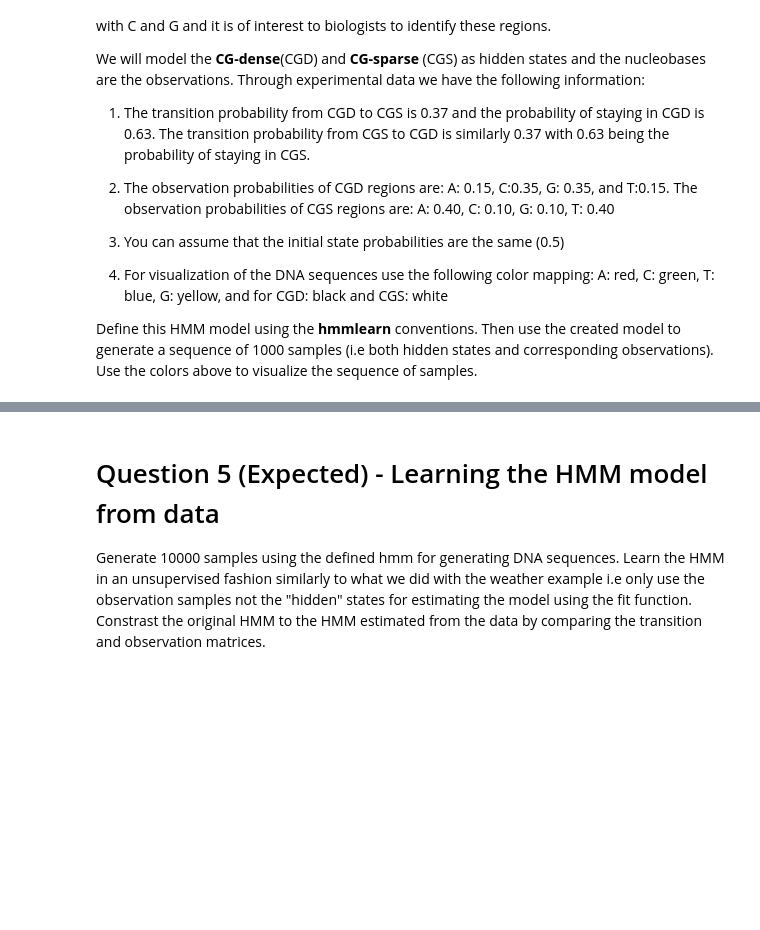
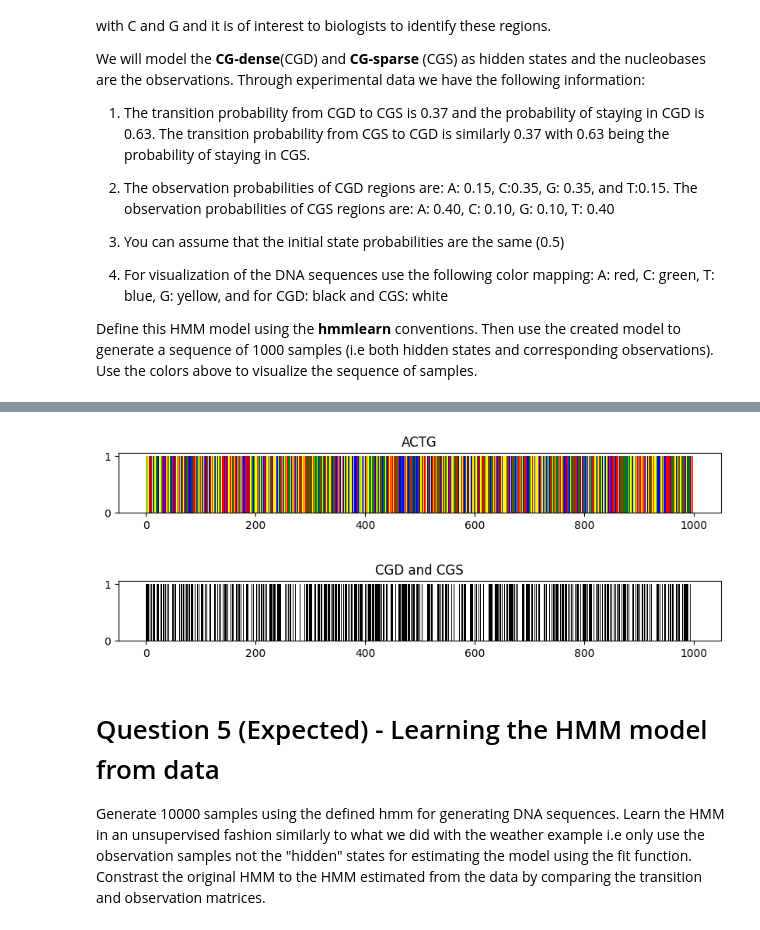
Before and after one commit to bhavanvir/CSC-421, a Jupyter notebook: Assignment 3/csc421_Fall_2023_assignment3.ipynb, the cells around one changed output, grey strips where cells are left out. Drawn from its saved outputs; the diff is of its cells as text; code cells hidden in the pictures; blank space fills up the shorter version.

```diff
--- a/Assignment 3/csc421_Fall_2023_assignment3.ipynb
+++ b/Assignment 3/csc421_Fall_2023_assignment3.ipynb
@@ -510,3 +528,36 @@ Define this HMM model using the **hmmlearn** conventions. Then use the created m
+# %%
+# Your answer goes here
+%matplotlib inline
+from hmmlearn import hmm
+import matplotlib.pyplot as plt
+
+def plot_samples(samples, state2colour, title):
+    colours = [state2colour[x] for x in samples]
+    x = np.arange(0, len(colours))
+    y = np.ones(len(colours))
+    plt.figure(figsize=(10,1))
+    plt.bar(x, y, color=colours, width=1)
+    plt.title(title)
+
+np.random.seed(42)
+
+model = hmm.CategoricalHMM(n_components=2)
+model.startprob_ = np.array([0.5, 0.5])
+model.transmat_ = np.array([[0.37, 0.63],
+                            [0.63, 0.37]])
+model.emissionprob_ = np.array([[0.15, 0.35, 0.35, 0.15],
+                                [0.40, 0.10, 0.10, 0.40]])
+
+hidden_states, observations = model.sample(n_samples=1000)
+
+samples = [item for sublist in hidden_states for item in sublist]
+states2colour = {0: 'red', 1: 'green', 2: 'blue', 3: 'yellow'}
+plot_samples(samples, states2colour, 'ACTG')
+obj2colour = {0: 'black', 1: 'white'}
+plot_samples(observations, obj2colour, 'CGD and CGS')
+# %% [output]
+[figure, added]
+[figure, added]
 # %% [markdown]
 # Question 5 (Expected) - Learning the HMM model from data
 
```
Also changed, not shown: parts of 7 cells of this notebook.
